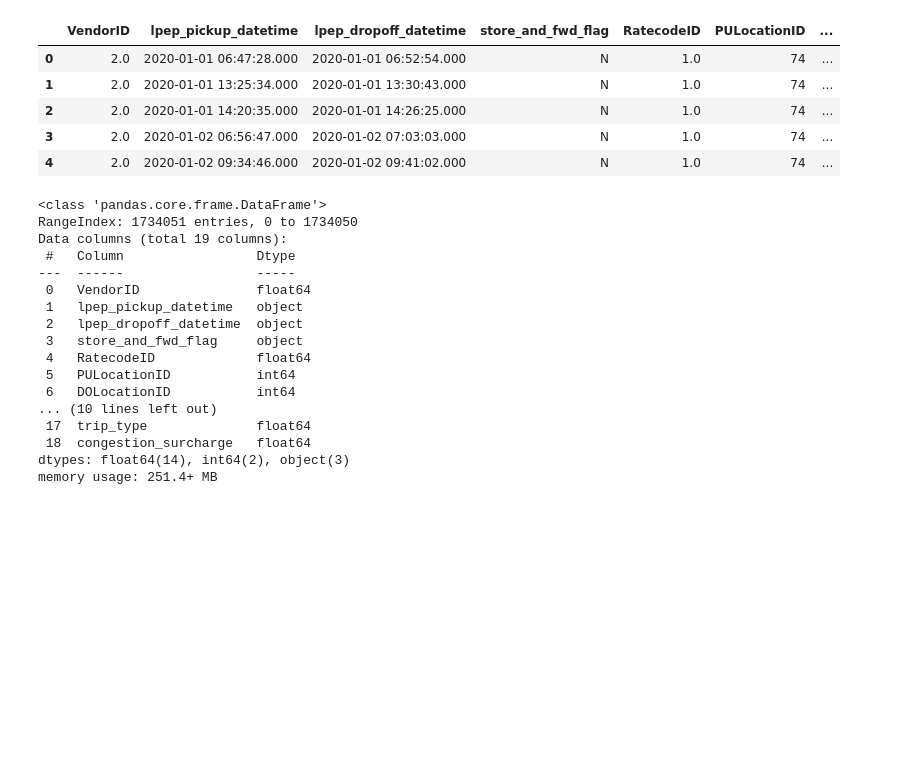
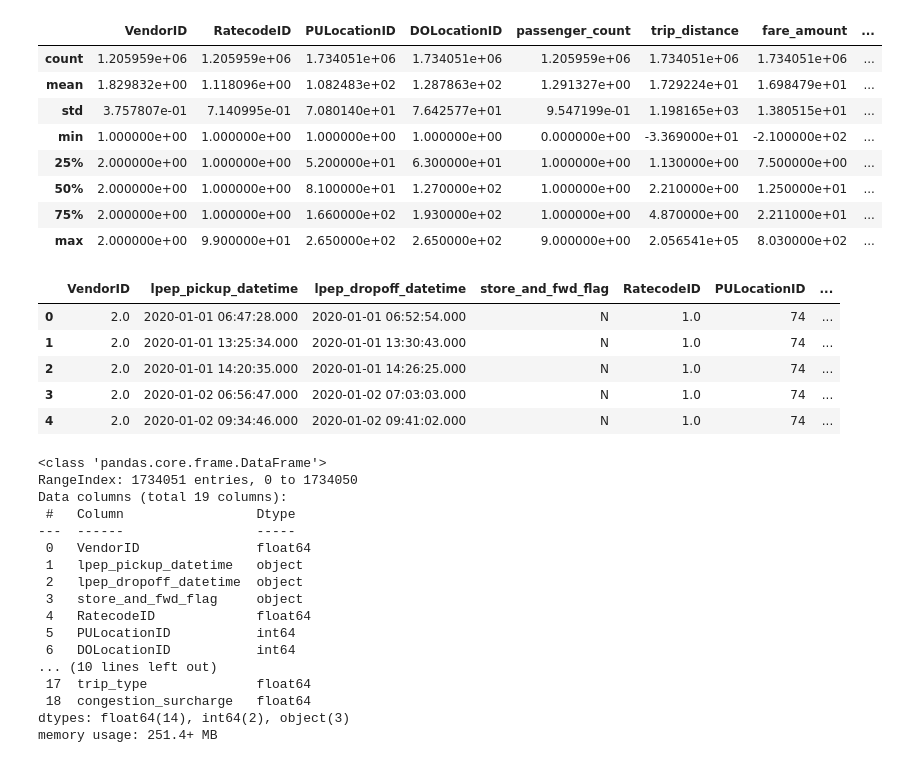
Before and after one commit to kelvinokumu/NYC_Taxi_Trips, a Jupyter notebook: notebooks/cleaning-Copy2.ipynb, the cells around one changed output. Drawn from its saved outputs; the diff is of its cells as text; code cells hidden in the pictures; blank space fills up the shorter version.

```diff
--- a/notebooks/cleaning-Copy2.ipynb
+++ b/notebooks/cleaning-Copy2.ipynb
@@ -12,6 +12,18 @@ warnings.filterwarnings('ignore')
 file_path = "/home/dcti-02-11/projects/data/NYC_Taxi_Trips/data/2020_taxi_trips.csv"
 
 trips_2020 = pd.read_csv(file_path)
+# %%
+trips_2020.describe()
+# %% [output]
+|  | VendorID | RatecodeID | PULocationID | DOLocationID | passenger_count | trip_distance | fare_amount | ... |
+| count | 1.205959e+06 | 1.205959e+06 | 1.734051e+06 | 1.734051e+06 | 1.205959e+06 | 1.734051e+06 | 1.734051e+06 | ... |
+| mean | 1.829832e+00 | 1.118096e+00 | 1.082483e+02 | 1.287863e+02 | 1.291327e+00 | 1.729224e+01 | 1.698479e+01 | ... |
+| std | 3.757807e-01 | 7.140995e-01 | 7.080140e+01 | 7.642577e+01 | 9.547199e-01 | 1.198165e+03 | 1.380515e+01 | ... |
+| min | 1.000000e+00 | 1.000000e+00 | 1.000000e+00 | 1.000000e+00 | 0.000000e+00 | -3.369000e+01 | -2.100000e+02 | ... |
+| 25% | 2.000000e+00 | 1.000000e+00 | 5.200000e+01 | 6.300000e+01 | 1.000000e+00 | 1.130000e+00 | 7.500000e+00 | ... |
+| 50% | 2.000000e+00 | 1.000000e+00 | 8.100000e+01 | 1.270000e+02 | 1.000000e+00 | 2.210000e+00 | 1.250000e+01 | ... |
+| 75% | 2.000000e+00 | 1.000000e+00 | 1.660000e+02 | 1.930000e+02 | 1.000000e+00 | 4.870000e+00 | 2.211000e+01 | ... |
+| max | 2.000000e+00 | 9.900000e+01 | 2.650000e+02 | 2.650000e+02 | 9.000000e+00 | 2.056541e+05 | 8.030000e+02 | ... |
 # %%
 trips_2020.head()
 # %% [output]
```
Also changed, not shown: parts of 5 cells of this notebook, 1 other file.
